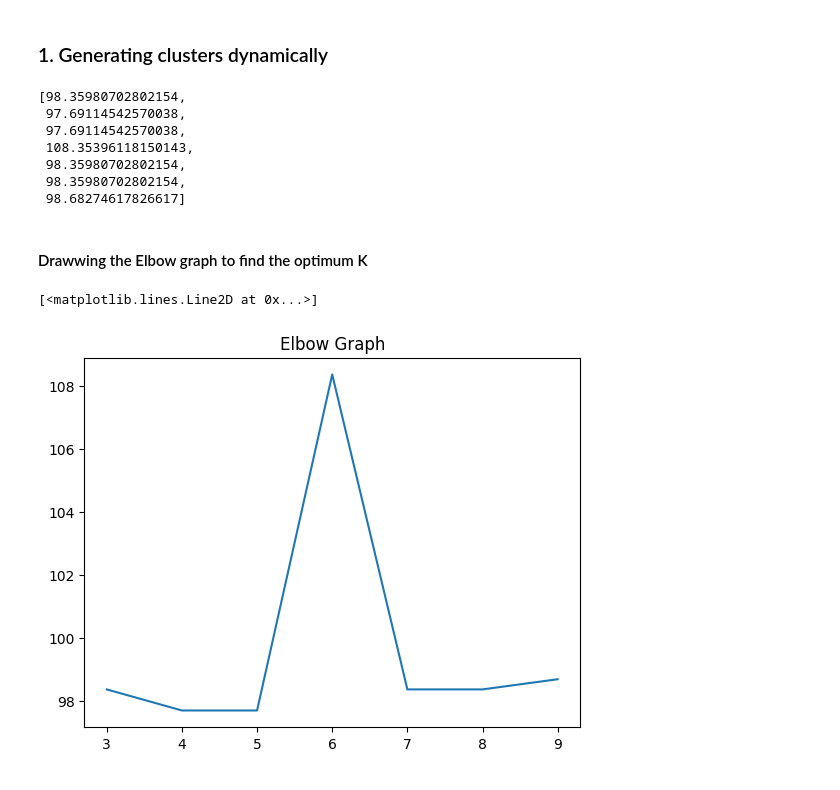
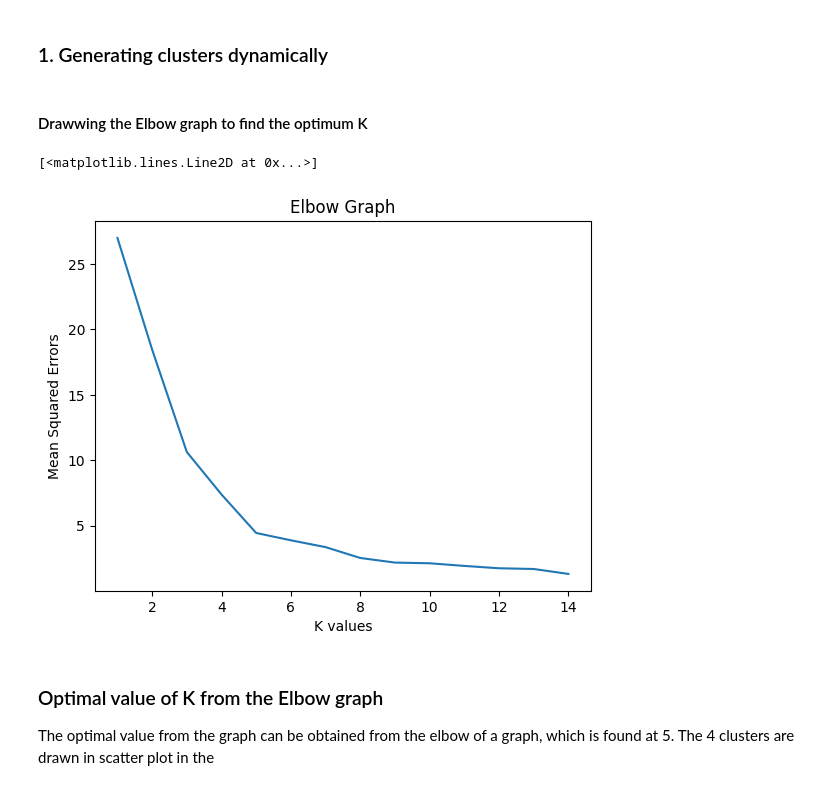
Before and after one commit to Bemnet-13/PRODIGY_ML_02, a Jupyter notebook: index.ipynb, the cells around one changed output. Saved outputs shown, nothing was run; the diff lists cells and outputs as text; code cells hidden in the pictures.

```diff
--- a/index.ipynb
+++ b/index.ipynb
@@ -32,31 +16,24 @@ plt.scatter(df5['CustomerID'], df5['Spending Score (1-100)'], color='purple')
 # %%
 mean_squared_errors = []
 # From the total number of customers
-k_range = range(3, 10)
+k_range = range(1, 15)
 
 for k in k_range:
     kMeansCluster = KMeans(n_clusters=k)
-    km.fit(df[['CustomerID', 'Spending Score (1-100)']])
-    mean_squared_errors.append(km.inertia_ / 1000)
-
-mean_squared_errors
+    kMeansCluster.fit(df[['Annual Income (k$)', 'Spending Score (1-100)']])
+    mean_squared_errors.append(kMeansCluster.inertia_ / 10000)
-# %% [output]
-[98.35980702802154,
- 97.69114542570038,
- 97.69114542570038,
- 108.35396118150143,
- 98.35980702802154,
- 98.35980702802154,
- 98.68274617826617]
 # %% [markdown]
 #### Drawwing the Elbow graph to find the optimum K
 # %%
 plt.title('Elbow Graph')
 
-plt.xlabel('')
-plt.ylabel('')
+plt.xlabel('K values')
+plt.ylabel('Mean Squared Errors')
 
 plt.plot(k_range, mean_squared_errors)
 # %% [output]
 [<matplotlib.lines.Line2D at 0x...>]
-[figure, old version]
+[figure, new version]
+# %% [markdown]
+### Optimal value of K from the Elbow graph
+The optimal value from the graph can be obtained from the elbow of a graph, which is found at 5. The 4 clusters are drawn in  scatter plot in the
```
Also changed, not shown: parts of 6 cells of this notebook.
